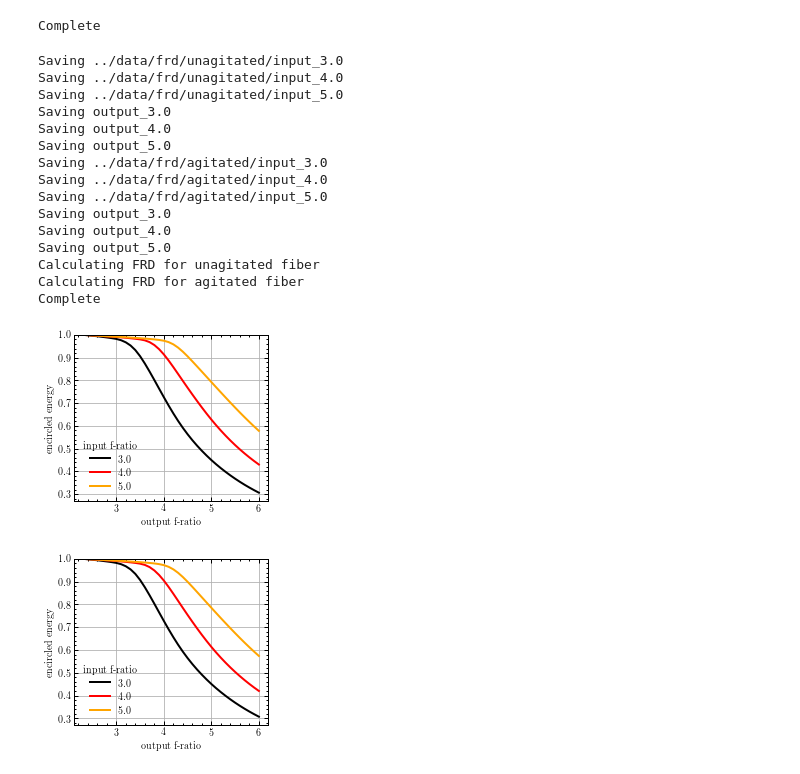
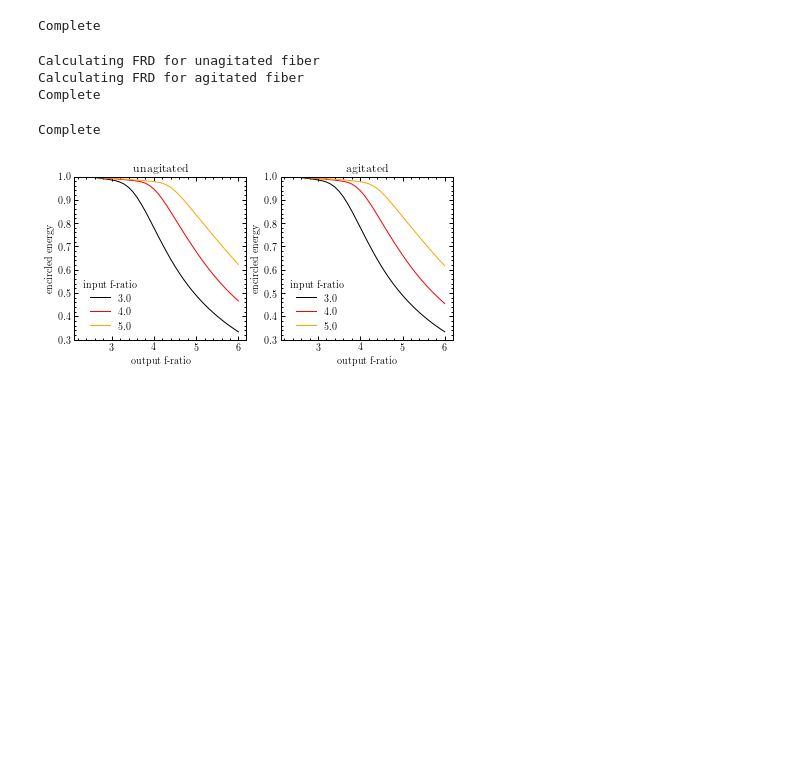
Before and after one commit to rpetersburg/modal_noise_paper, a Jupyter notebook: images/modal_noise_frd.ipynb, the cells around one changed output. Saved outputs shown, nothing was run; the diff lists cells and outputs as text; code cells hidden in the pictures; blank space fills up the shorter version.

```diff
--- a/images/modal_noise_frd.ipynb
+++ b/images/modal_noise_frd.ipynb
@@ -43,9 +43,7 @@ print('Complete')
 Complete
 # %%
 NEW_OBJECTS = True
-NEW_DATA = True
-FOCAL_RATIO_DIAMETER = 0.99
-THRESHOLD = 3000
+THRESHOLD = 2000
 FOLDER = '../data/frd/'
 
 def image_list_frd(image_name, f_ratios, **kwargs):
@@ -63,7 +61,7 @@ def output_files(f):
 def input_objects(folder, in_f):
     for f in in_f:
         if NEW_OBJECTS or 'ff_obj.pkl' not in os.listdir(folder+'input_'+str(f)):
-            print('Saving ' + folder + 'input_' + str(f))
+#             print('Saving ' + folder + 'input_' + str(f))
             im_obj = FiberImage(input_files(folder, f),
                                 ambient=ambient_files(folder),
                                 input_fnum=f,
@@ -75,7 +73,7 @@ def input_objects(folder, in_f):
 def output_objects(out_f):
     for f in out_f:
         if NEW_OBJECTS or 'ff_obj.pkl' not in os.listdir(FOLDER+'output_'+str(f)):
-            print('Saving output_' + str(f))
+#             print('Saving output_' + str(f))
             im_obj = FiberImage(output_files(f),
                                 output_fnum=f,
                                 threshold=THRESHOLD,
@@ -95,40 +93,48 @@ print('Complete')
 # %% [output]
 Complete
 # %%
+NEW_DATA = True
 TITLE = 'Modal Noise'
 TESTS = [Container('unagitated', FOLDER+'unagitated/', [3.0, 4.0, 5.0], [3.0, 4.0, 5.0]),
          Container('agitated', FOLDER+'agitated/', [3.0, 4.0, 5.0], [3.0, 4.0, 5.0])]
-
 for test in TESTS:
     print('Calculating FRD for '+ test.name + ' fiber')
     test.output = frd(test.in_objs, test.out_objs,
-                      cal_method='edge', save_objs=True,
-                      fnum_diameter=FOCAL_RATIO_DIAMETER, new=NEW_DATA)
-    plot_frd_encircled_energy(test.output)
-    save_plot(test.folder + test.name + ' FRD.png')
+                      cal_method='full', save_objs=True,
+                      new=NEW_DATA)
+
 
 frd_outputs = [test.output for test in TESTS]
 labels = [test.name for test in TESTS]
 
 print('Complete')
 # %% [output]
-Saving ../data/frd/unagitated/input_3.0
-Saving ../data/frd/unagitated/input_4.0
-Saving ../data/frd/unagitated/input_5.0
-Saving output_3.0
-Saving output_4.0
-Saving output_5.0
-Saving ../data/frd/agitated/input_3.0
-Saving ../data/frd/agitated/input_4.0
-Saving ../data/frd/agitated/input_5.0
-Saving output_3.0
-Saving output_4.0
-Saving output_5.0
 Calculating FRD for unagitated fiber
 Calculating FRD for agitated fiber
 Complete
-[figure, removed]
-[figure, removed]
+# %%
+fig, axes = plt.subplots(1, len(TESTS), figsize=[6.78, 3.0])
+
+for test, ax in zip(TESTS, axes):
+    frd_info = test.output[0]
+
+    for i in range(len(frd_info.input_fnum)):
+        ax.plot(frd_info.encircled_energy_fnum[i],
+                frd_info.encircled_energy[i],
+                label=str(frd_info.input_fnum[i]))
+        ax.set_xlabel('output f-ratio')
+        ax.set_ylabel('encircled energy')
+        ax.set_ylim(ymax=1)
+        ax.legend(loc='best', title='input f-ratio')
+        ax.set_title(test.name)
+
+#     plot_frd_encircled_energy(test.output)
+#     save_plot(test.folder + test.name + ' FRD.png')
+
+print('Complete')
+# %% [output]
+Complete
+[figure, added]
 # %%
 fig, ax = plt.subplots(figsize=[3.39, 3.0])
 
```
Also changed, not shown: parts of 3 cells of this notebook, 5 other files.
